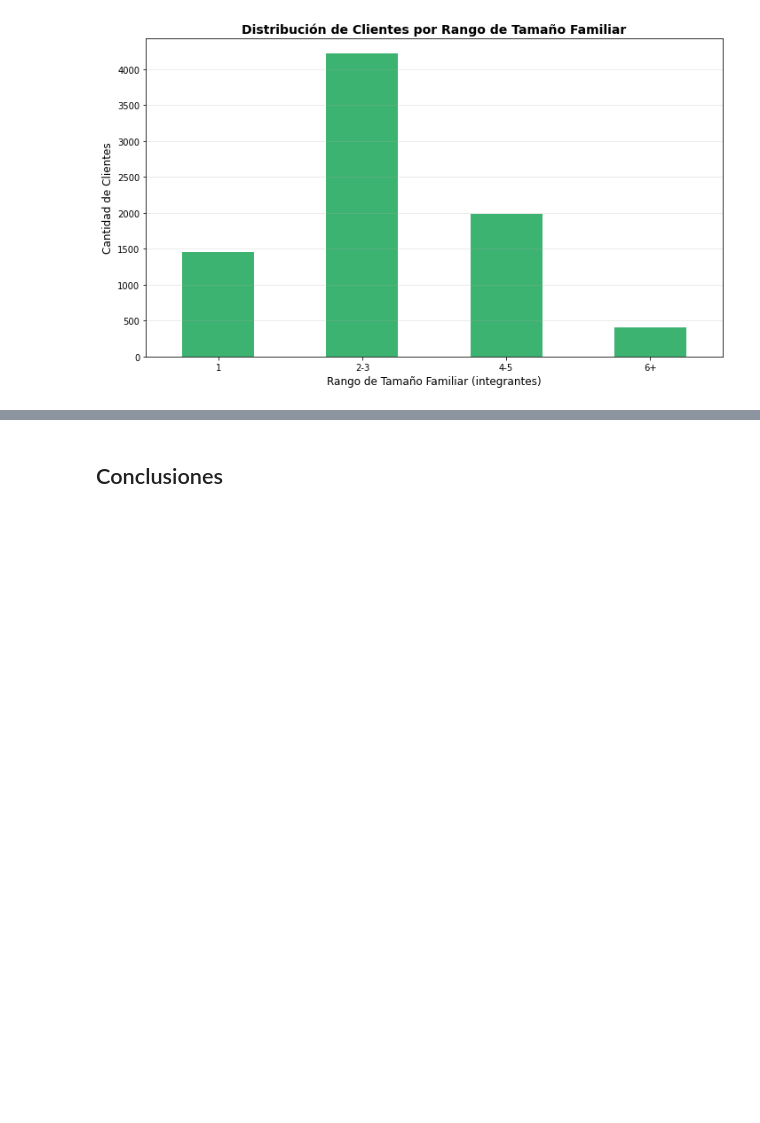
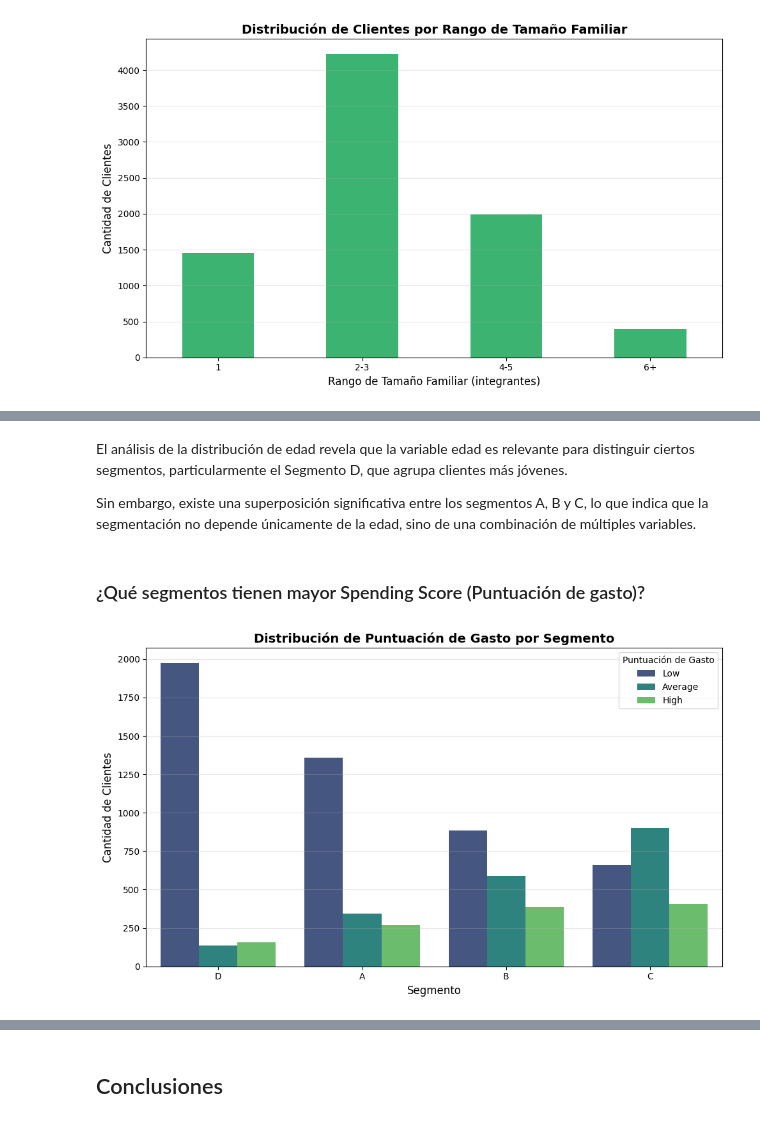
Before and after one commit to mnahuelanca/segmentacion-clientes, a Jupyter notebook: index.ipynb, the cells around one changed output, grey strips where cells are left out. Cells and saved outputs as stored; diff of their text form; code cells hidden in the pictures; blank space fills up the shorter version.

```diff
--- a/index.ipynb
+++ b/index.ipynb
@@ -457,0 +513,18 @@ plt.show()
+# %% [markdown]
+El análisis de la distribución de edad revela que la variable edad es relevante para distinguir ciertos segmentos, particularmente el Segmento D, que agrupa clientes más jóvenes.
+
+Sin embargo, existe una superposición significativa entre los segmentos A, B y C, lo que indica que la segmentación no depende únicamente de la edad, sino de una combinación de múltiples variables.
+# %% [markdown]
+### ¿Qué segmentos tienen mayor Spending Score (Puntuación de gasto)?
+# %%
+plt.figure(figsize=(10, 6))
+sns.countplot(data=dfFinal, x='Segmento', hue='Puntuacion_Gasto', palette='viridis')
+plt.title('Distribución de Puntuación de Gasto por Segmento', fontsize=14, fontweight='bold')
+plt.xlabel('Segmento', fontsize=12)
+plt.ylabel('Cantidad de Clientes', fontsize=12)
+plt.legend(title='Puntuación de Gasto')
+plt.grid(axis='y', alpha=0.3)
+plt.tight_layout()
+plt.show()
+# %% [output]
+[figure, added]
```
Also changed, not shown: parts of 33 cells of this notebook.
